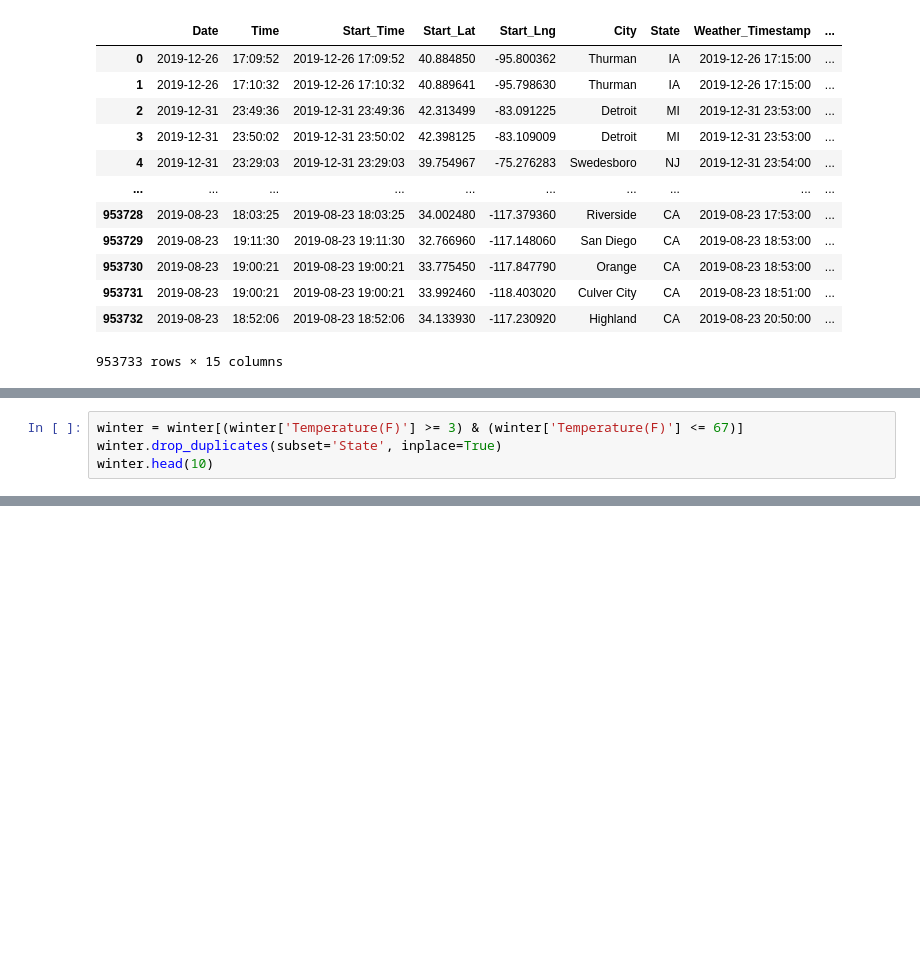
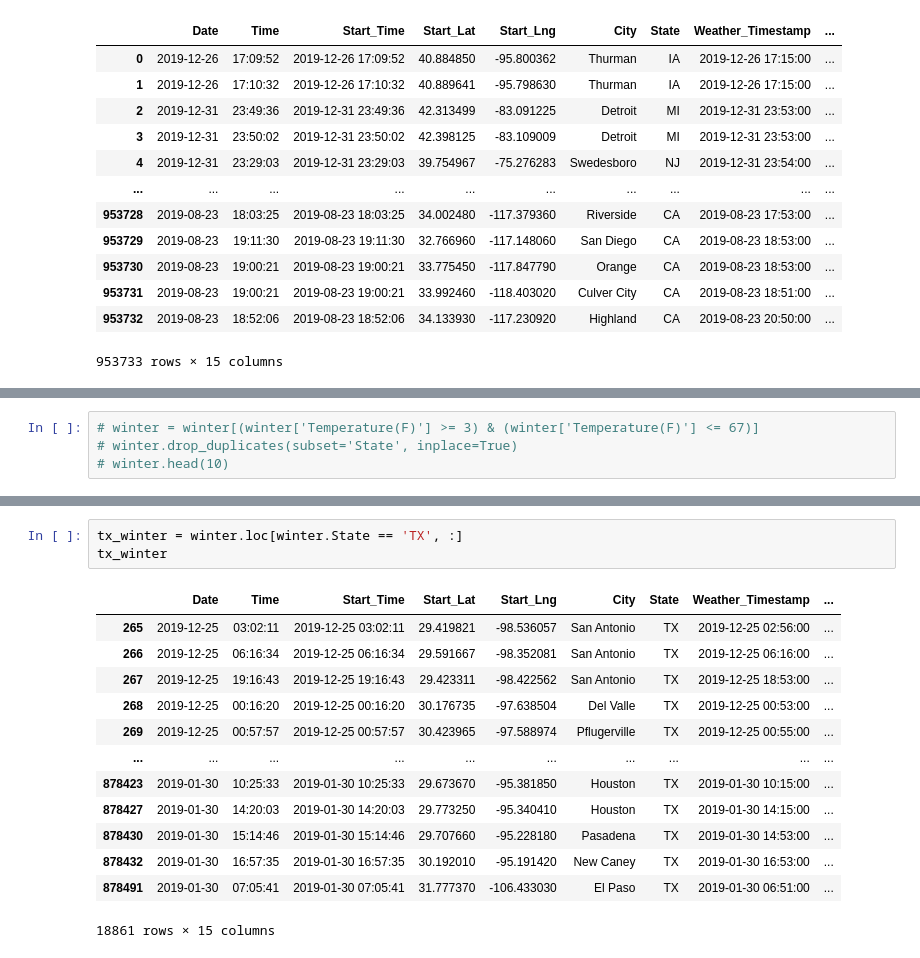
Before and after one commit to gamem001/us_accident_trends, a Jupyter notebook: andrews_new.ipynb, the cells around one changed output, grey strips where cells are left out. Cells and saved outputs as stored; diff of their text form; blank space fills up the shorter version.

```diff
--- a/andrews_new.ipynb
+++ b/andrews_new.ipynb
@@ -98,4 +102,4 @@ winter
 # %%
-winter = winter[(winter['Temperature(F)'] >= 3) & (winter['Temperature(F)'] <= 67)]
-winter.drop_duplicates(subset='State', inplace=True)
-winter.head(10)
+# winter = winter[(winter['Temperature(F)'] >= 3) & (winter['Temperature(F)'] <= 67)]
+# winter.drop_duplicates(subset='State', inplace=True)
+# winter.head(10)
@@ -162,0 +198,17 @@ date_dict
+# %%
+tx_winter = winter.loc[winter.State == 'TX', :]
+tx_winter
+# %% [output]
+|  | Date | Time | Start_Time | Start_Lat | Start_Lng | City | State | Weather_Timestamp | ... |
+| 265 | 2019-12-25 | 03:02:11 | 2019-12-25 03:02:11 | 29.419821 | -98.536057 | San Antonio | TX | 2019-12-25 02:56:00 | ... |
+| 266 | 2019-12-25 | 06:16:34 | 2019-12-25 06:16:34 | 29.591667 | -98.352081 | San Antonio | TX | 2019-12-25 06:16:00 | ... |
+| 267 | 2019-12-25 | 19:16:43 | 2019-12-25 19:16:43 | 29.423311 | -98.422562 | San Antonio | TX | 2019-12-25 18:53:00 | ... |
+| 268 | 2019-12-25 | 00:16:20 | 2019-12-25 00:16:20 | 30.176735 | -97.638504 | Del Valle | TX | 2019-12-25 00:53:00 | ... |
+| 269 | 2019-12-25 | 00:57:57 | 2019-12-25 00:57:57 | 30.423965 | -97.588974 | Pflugerville | TX | 2019-12-25 00:55:00 | ... |
+| ... | ... | ... | ... | ... | ... | ... | ... | ... | ... |
+| 878423 | 2019-01-30 | 10:25:33 | 2019-01-30 10:25:33 | 29.673670 | -95.381850 | Houston | TX | 2019-01-30 10:15:00 | ... |
+| 878427 | 2019-01-30 | 14:20:03 | 2019-01-30 14:20:03 | 29.773250 | -95.340410 | Houston | TX | 2019-01-30 14:15:00 | ... |
+| 878430 | 2019-01-30 | 15:14:46 | 2019-01-30 15:14:46 | 29.707660 | -95.228180 | Pasadena | TX | 2019-01-30 14:53:00 | ... |
+| 878432 | 2019-01-30 | 16:57:35 | 2019-01-30 16:57:35 | 30.192010 | -95.191420 | New Caney | TX | 2019-01-30 16:53:00 | ... |
+| 878491 | 2019-01-30 | 07:05:41 | 2019-01-30 07:05:41 | 31.777370 | -106.433030 | El Paso | TX | 2019-01-30 06:51:00 | ... |
+18861 rows × 15 columns
```
Also changed, not shown: parts of 19 cells of this notebook, 1 other file.
